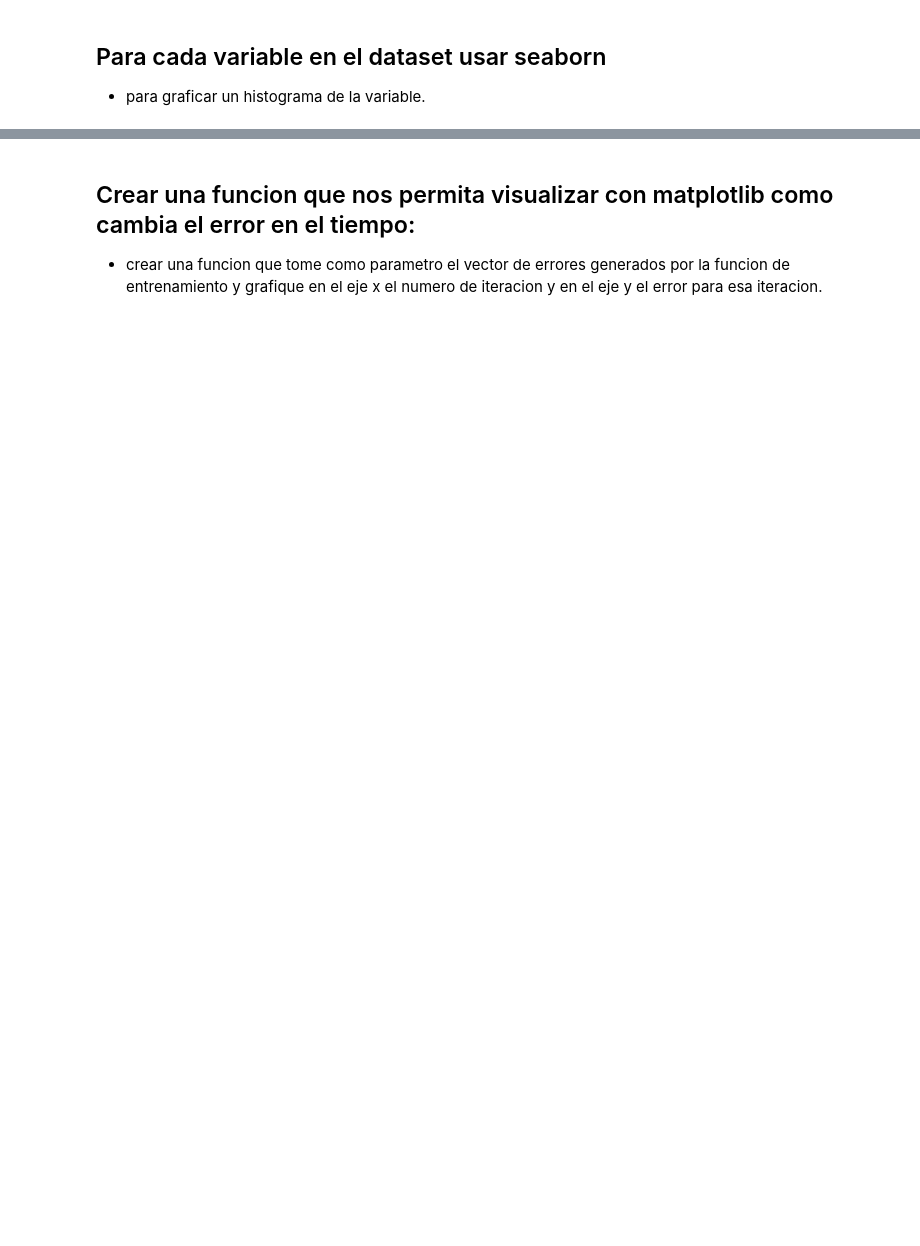
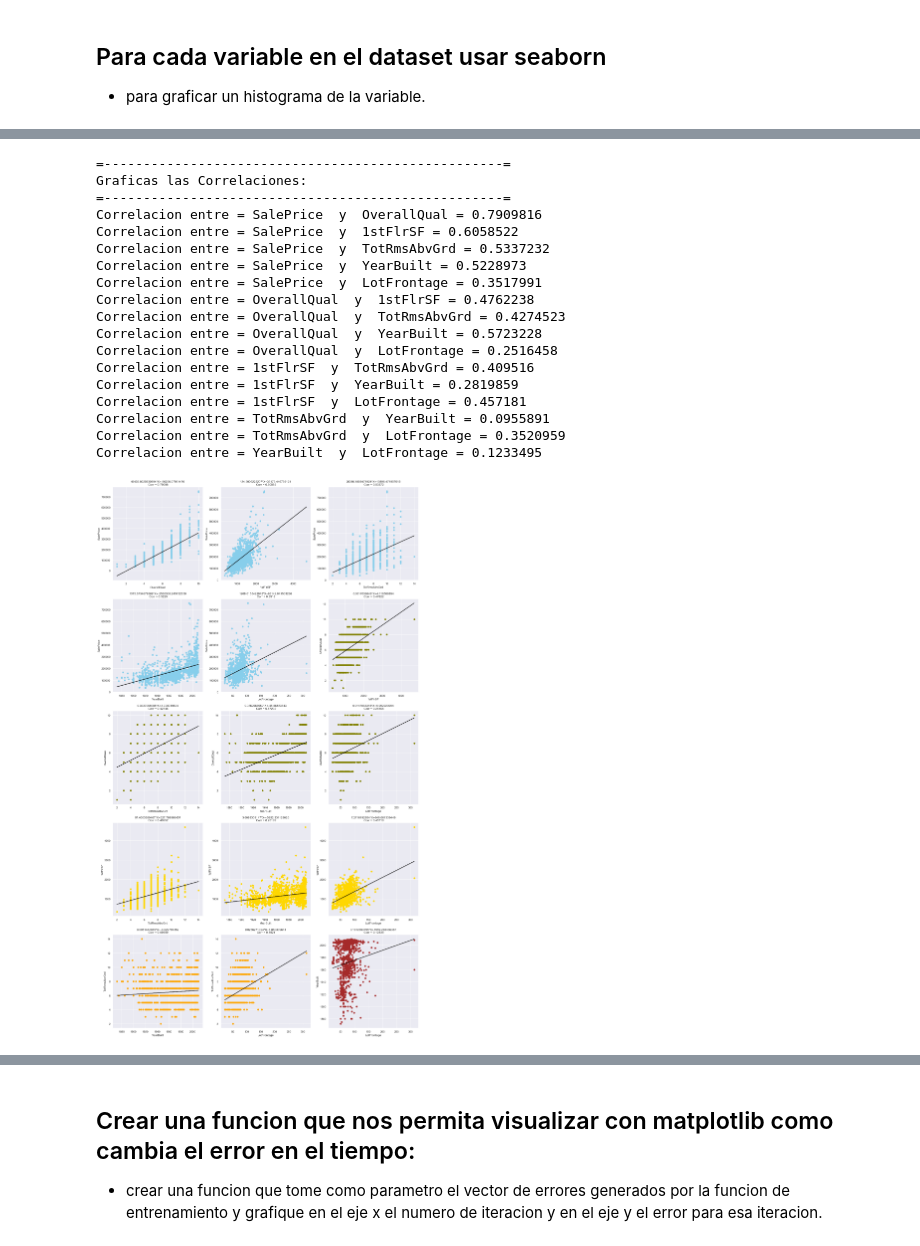
Before and after one commit to RainieroPV/Ciencia-de-Datos-en-Python, a Jupyter notebook: Proyecto_Final.ipynb, the cells around one changed output, grey strips where cells are left out. Saved outputs shown, nothing was run; the diff lists cells and outputs as text; code cells hidden in the pictures; blank space fills up the shorter version.

```diff
--- a/Proyecto_Final.ipynb
+++ b/Proyecto_Final.ipynb
@@ -129,3 +255,28 @@ Correlacion entre = YearBuilt  y  LotFrontage = 0.1214743
+# %%
+print ("=---------------------------------------------------=")
+print ("Graficas las Correlaciones:")
+print ("=---------------------------------------------------=")
+ModeloUnaVariable.graficarCorrelaciones()
+# %% [output]
+=---------------------------------------------------=
+Graficas las Correlaciones:
+=---------------------------------------------------=
+Correlacion entre = SalePrice  y  OverallQual = 0.7909816
+Correlacion entre = SalePrice  y  1stFlrSF = 0.6058522
+Correlacion entre = SalePrice  y  TotRmsAbvGrd = 0.5337232
+Correlacion entre = SalePrice  y  YearBuilt = 0.5228973
+Correlacion entre = SalePrice  y  LotFrontage = 0.3517991
+Correlacion entre = OverallQual  y  1stFlrSF = 0.4762238
+Correlacion entre = OverallQual  y  TotRmsAbvGrd = 0.4274523
+Correlacion entre = OverallQual  y  YearBuilt = 0.5723228
+Correlacion entre = OverallQual  y  LotFrontage = 0.2516458
+Correlacion entre = 1stFlrSF  y  TotRmsAbvGrd = 0.409516
+Correlacion entre = 1stFlrSF  y  YearBuilt = 0.2819859
+Correlacion entre = 1stFlrSF  y  LotFrontage = 0.457181
+Correlacion entre = TotRmsAbvGrd  y  YearBuilt = 0.0955891
+Correlacion entre = TotRmsAbvGrd  y  LotFrontage = 0.3520959
+Correlacion entre = YearBuilt  y  LotFrontage = 0.1233495
+[figure, added]
 # %% [markdown]
 ## Funcion para entrenar un modelo de regresion lineal de una variabley = B0+ B1*x.
 La funcion recibe como argumentos:
```
Also changed, not shown: parts of 44 cells of this notebook.
